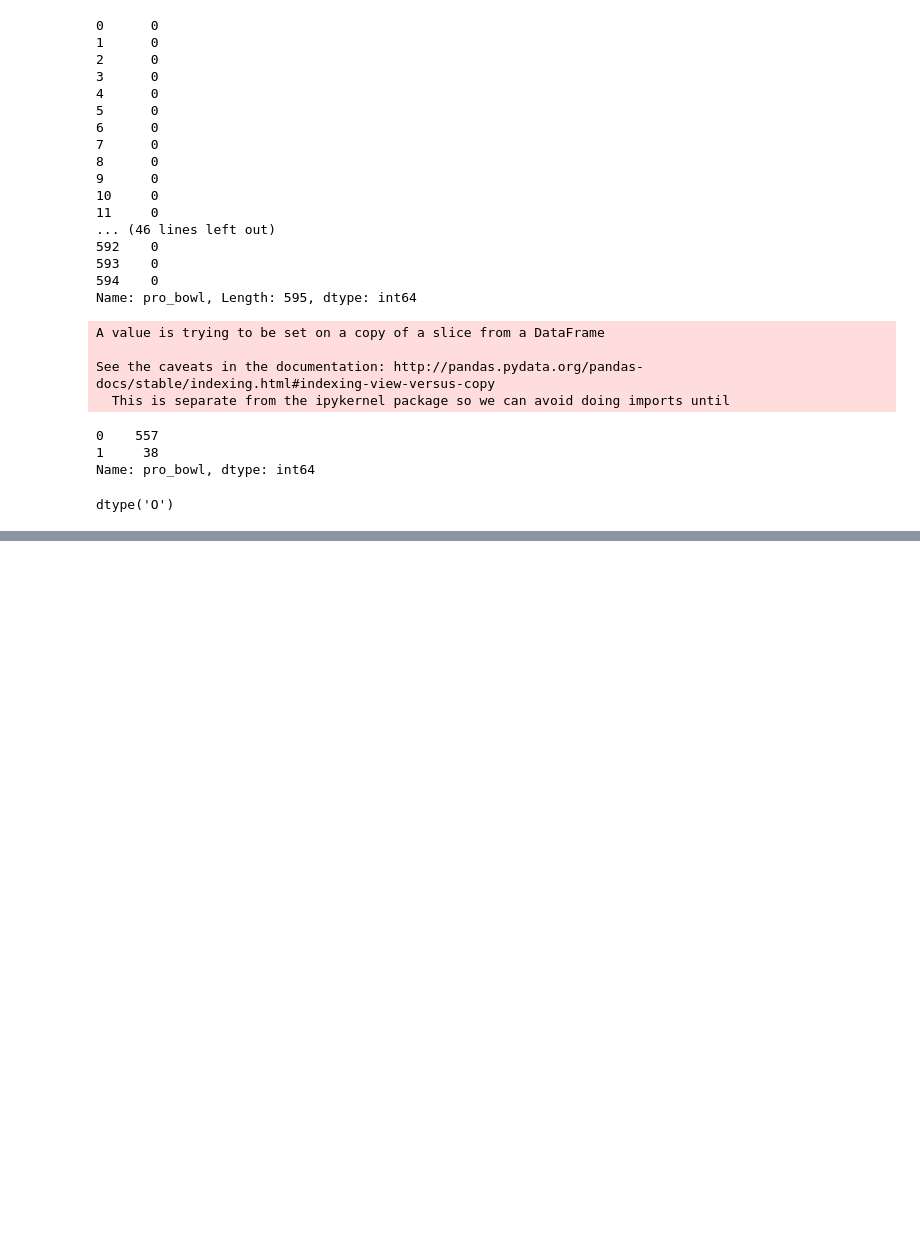
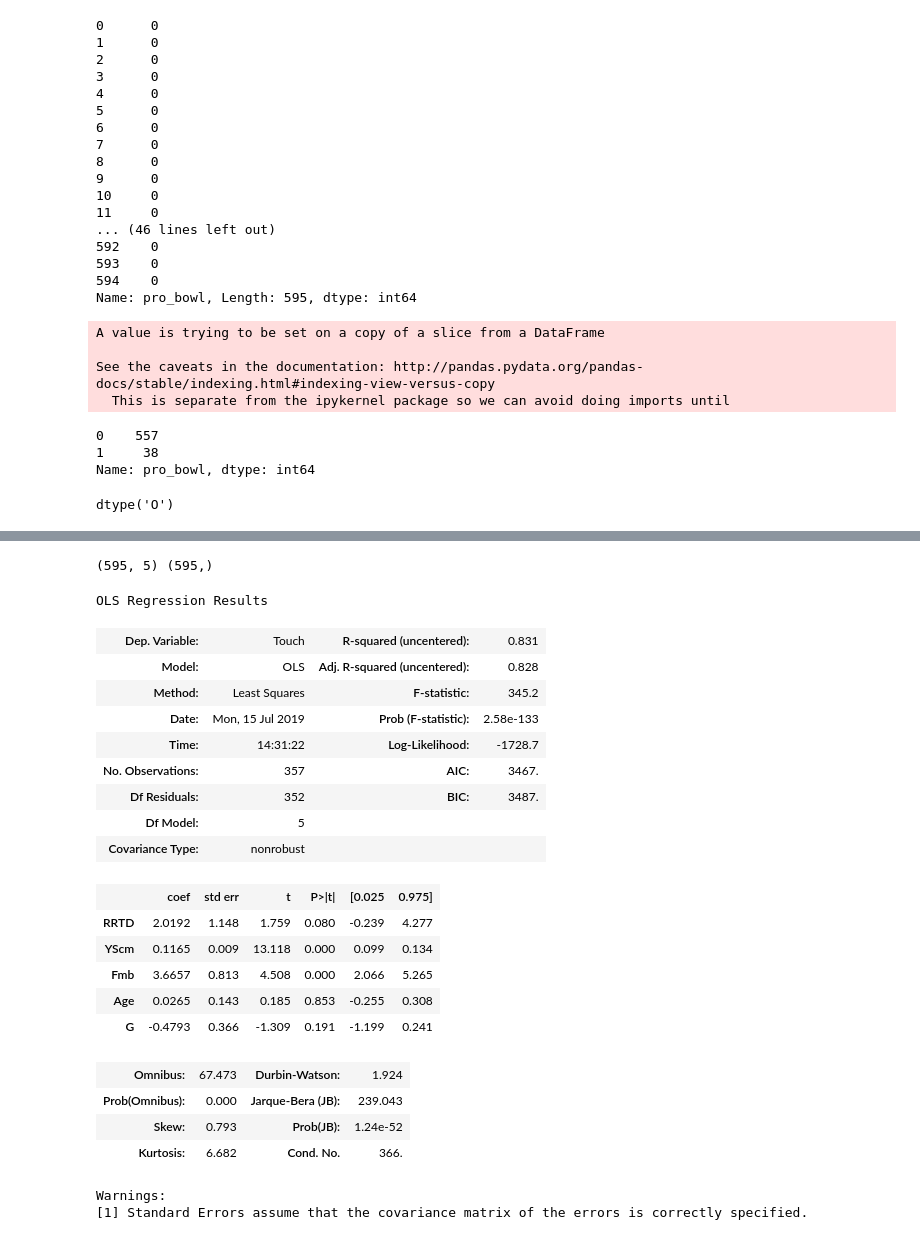
Before and after one commit to alou127/ds_projects, a Jupyter notebook: lou_nfl_project2.ipynb, the cells around one changed output, grey strips where cells are left out. Cells and saved outputs as stored; diff of their text form; code cells hidden in the pictures; blank space fills up the shorter version.

```diff
--- a/lou_nfl_project2.ipynb
+++ b/lou_nfl_project2.ipynb
@@ -517,0 +603,5 @@ pass
+# %%
+X, y = df_season_totals[covariates], df_season_totals['Touch']
+print(X.shape, y.shape)
+# %% [output]
+(595, 5) (595,)
@@ -517,0 +614,32 @@ pass
+# %%
+# Create the model
+model = sm.OLS(y_train, X_train)
+
+# Fit the model to your training set
+fit = model.fit()
+
+# Print summary statistics of the model's performance
+fit.summary()
+# %% [output]
+OLS Regression Results
+| Dep. Variable: | Touch | R-squared (uncentered): | 0.831 |
+| Model: | OLS | Adj. R-squared (uncentered): | 0.828 |
+| Method: | Least Squares | F-statistic: | 345.2 |
+| Date: | Mon, 15 Jul 2019 | Prob (F-statistic): | 2.58e-133 |
+| Time: | 14:31:22 | Log-Likelihood: | -1728.7 |
+| No. Observations: | 357 | AIC: | 3467. |
+| Df Residuals: | 352 | BIC: | 3487. |
+| Df Model: | 5 |  |  |
+| Covariance Type: | nonrobust |  |  |
+|  | coef | std err | t | P>|t| | [0.025 | 0.975] |
+| RRTD | 2.0192 | 1.148 | 1.759 | 0.080 | -0.239 | 4.277 |
+| YScm | 0.1165 | 0.009 | 13.118 | 0.000 | 0.099 | 0.134 |
+| Fmb | 3.6657 | 0.813 | 4.508 | 0.000 | 2.066 | 5.265 |
+| Age | 0.0265 | 0.143 | 0.185 | 0.853 | -0.255 | 0.308 |
+| G | -0.4793 | 0.366 | -1.309 | 0.191 | -1.199 | 0.241 |
+| Omnibus: | 67.473 | Durbin-Watson: | 1.924 |
+| Prob(Omnibus): | 0.000 | Jarque-Bera (JB): | 239.043 |
+| Skew: | 0.793 | Prob(JB): | 1.24e-52 |
+| Kurtosis: | 6.682 | Cond. No. | 366. |
+Warnings:
+[1] Standard Errors assume that the covariance matrix of the errors is correctly specified.
```
Also changed, not shown: parts of 62 cells of this notebook.
